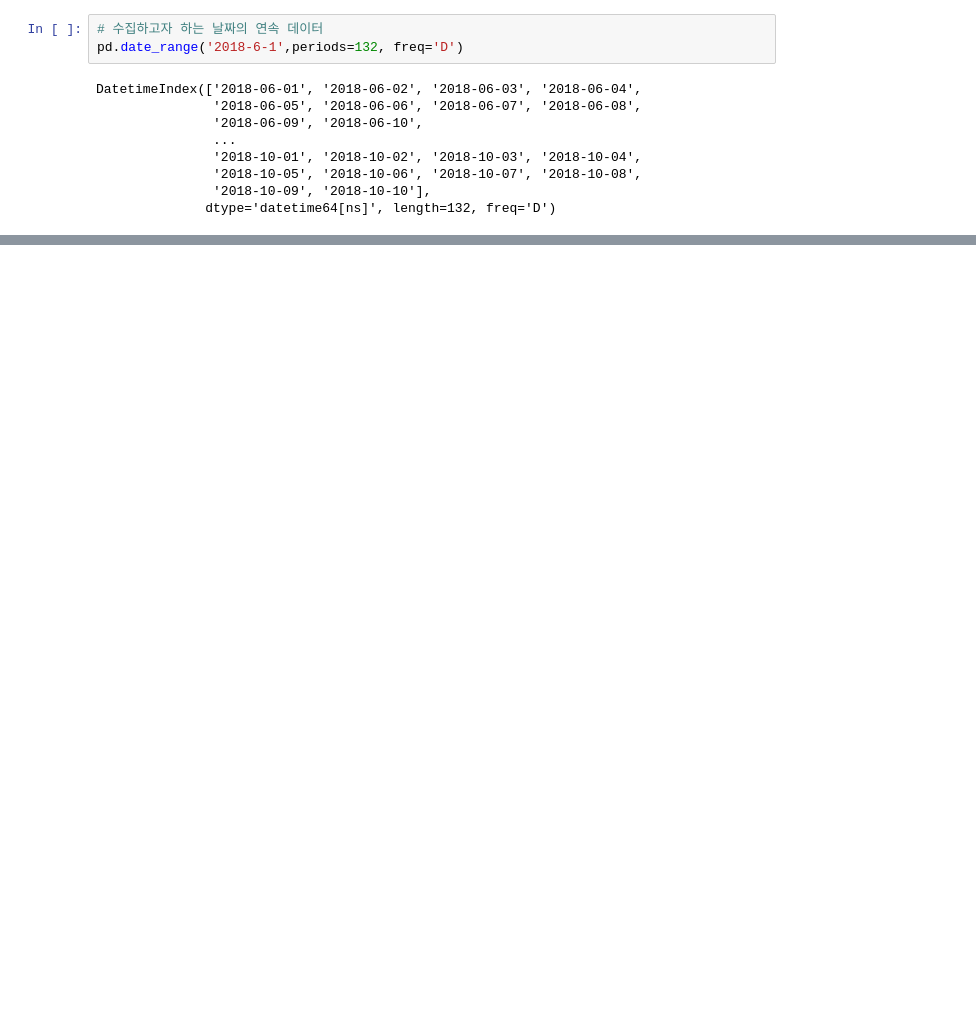
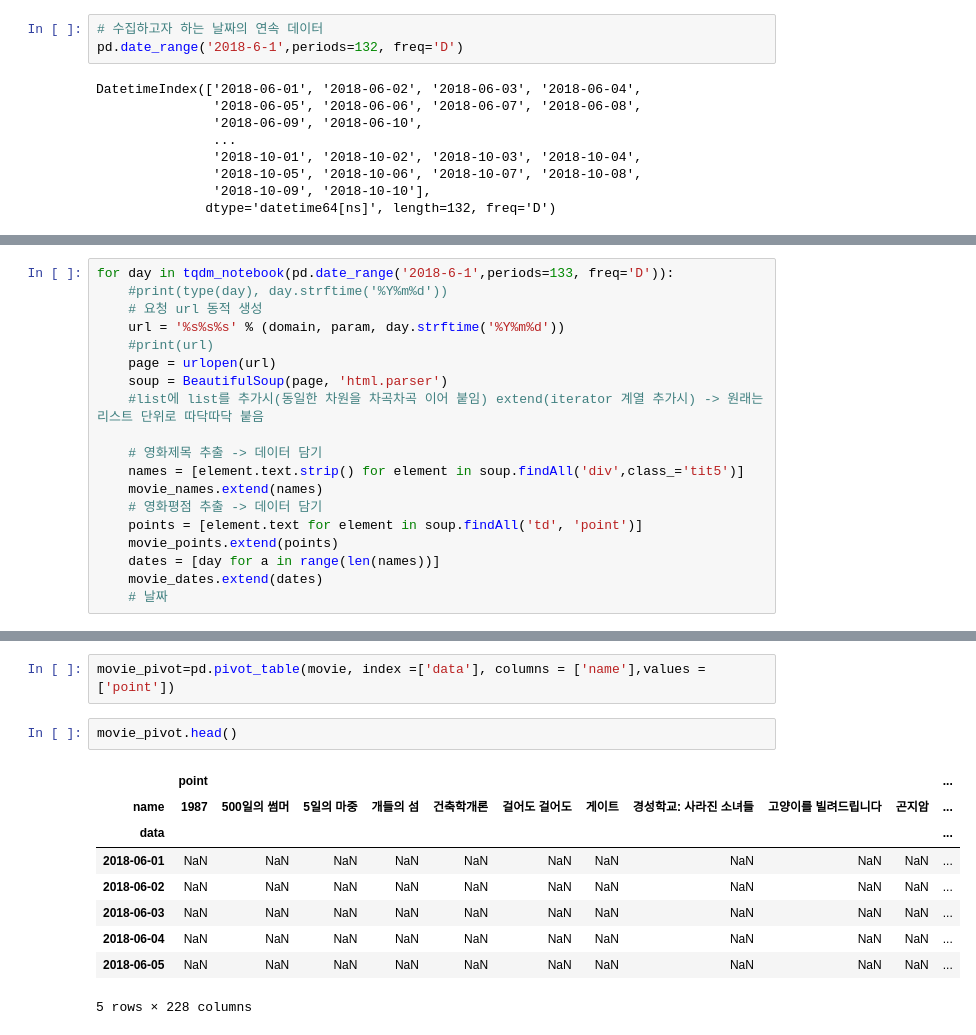
Before and after one commit to ChiHoonOH/python_analysis, a Jupyter notebook: basic_analysis/step3_beautifulsoup_analysis/네이버 영화 평점 데이터 수집 및 평점 변화 시각화.ipynb, the cells around one changed output, grey strips where cells are left out. Saved outputs shown, nothing was run; the diff lists cells and outputs as text; blank space fills up the shorter version.

```diff
--- a/basic_analysis/step3_beautifulsoup_analysis/네이버 영화 평점 데이터 수집 및 평점 변화 시각화.ipynb
+++ b/basic_analysis/step3_beautifulsoup_analysis/네이버 영화 평점 데이터 수집 및 평점 변화 시각화.ipynb
@@ -131,0 +144,19 @@ DatetimeIndex(['2018-06-01', '2018-06-02', '2018-06-03', '2018-06-04',
+# %%
+for day in tqdm_notebook(pd.date_range('2018-6-1',periods=133, freq='D')):
+    #print(type(day), day.strftime('%Y%m%d'))
+    # 요청 url 동적 생성
+    url = '%s%s%s' % (domain, param, day.strftime('%Y%m%d'))
+    #print(url)
+    page = urlopen(url)
+    soup = BeautifulSoup(page, 'html.parser')
+    #list에 list를 추가시(동일한 차원을 차곡차곡 이어 붙임) extend(iterator 계열 추가시) -> 원래는 리스트 단위로 따닥따닥 붙음
+
+    # 영화제목 추출 -> 데이터 담기
+    names = [element.text.strip() for element in soup.findAll('div',class_='tit5')]
+    movie_names.extend(names)
+    # 영화평점 추출 -> 데이터 담기
+    points = [element.text for element in soup.findAll('td', 'point')]
+    movie_points.extend(points)
+    dates = [day for a in range(len(names))]
+    movie_dates.extend(dates)
+    # 날짜
@@ -131,0 +326,14 @@ DatetimeIndex(['2018-06-01', '2018-06-02', '2018-06-03', '2018-06-04',
+# %%
+movie_pivot=pd.pivot_table(movie, index =['data'], columns = ['name'],values = ['point'])
+# %%
+movie_pivot.head()
+# %% [output]
+|  | point |  |  |  |  |  |  |  |  |  | ... |
+| name | 1987 | 500일의 썸머 | 5일의 마중 | 개들의 섬 | 건축학개론 | 걸어도 걸어도 | 게이트 | 경성학교: 사라진 소녀들 | 고양이를 빌려드립니다 | 곤지암 | ... |
+| data |  |  |  |  |  |  |  |  |  |  | ... |
+| 2018-06-01 | NaN | NaN | NaN | NaN | NaN | NaN | NaN | NaN | NaN | NaN | ... |
+| 2018-06-02 | NaN | NaN | NaN | NaN | NaN | NaN | NaN | NaN | NaN | NaN | ... |
+| 2018-06-03 | NaN | NaN | NaN | NaN | NaN | NaN | NaN | NaN | NaN | NaN | ... |
+| 2018-06-04 | NaN | NaN | NaN | NaN | NaN | NaN | NaN | NaN | NaN | NaN | ... |
+| 2018-06-05 | NaN | NaN | NaN | NaN | NaN | NaN | NaN | NaN | NaN | NaN | ... |
+5 rows × 228 columns
```
Also changed, not shown: parts of 37 cells of this notebook, 4 other files.
